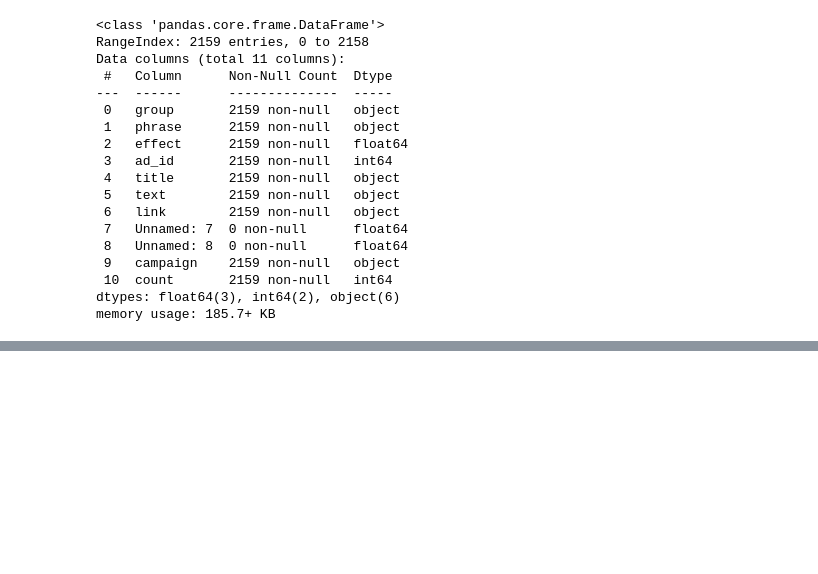
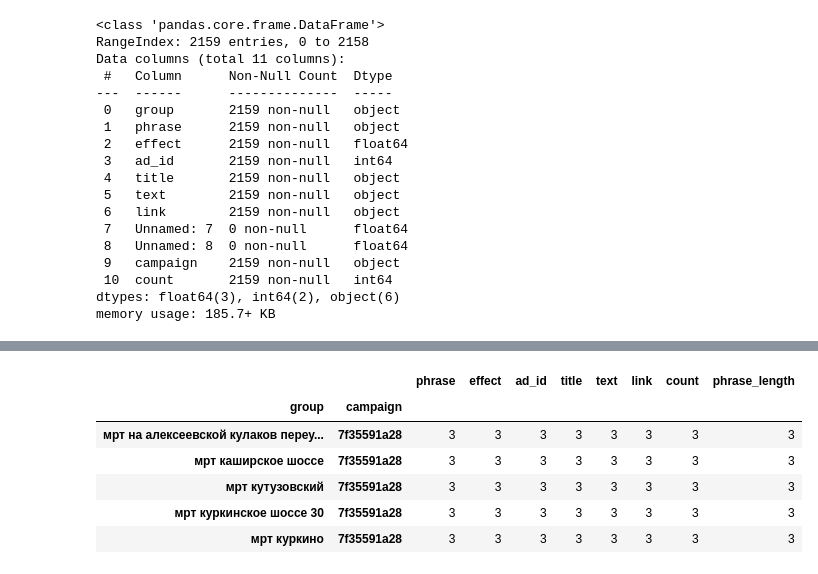
Before and after one commit to kadmiy/datascience_learn, a Jupyter notebook: module_04_datascience_learn.ipynb, the cells around one changed output, grey strips where cells are left out. Saved outputs shown, nothing was run; the diff lists cells and outputs as text; code cells hidden in the pictures; blank space fills up the shorter version.

```diff
--- a/module_04_datascience_learn.ipynb
+++ b/module_04_datascience_learn.ipynb
@@ -273,0 +405,12 @@ memory usage: 185.7+ KB
+# %%
+# Добавим сортировку, чтобы сразу увидеть максимальное число объявлений в одной группе:
+
+ad_stats.groupby(['group', 'campaign']).count().sort_values('phrase', ascending=False).head()
+# %% [output]
+|  |  | phrase | effect | ad_id | title | text | link | count | phrase_length |
+| group | campaign |  |  |  |  |  |  |  |  |
+| мрт на алексеевской кулаков переу... | 7f35591a28 | 3 | 3 | 3 | 3 | 3 | 3 | 3 | 3 |
+| мрт каширское шоссе | 7f35591a28 | 3 | 3 | 3 | 3 | 3 | 3 | 3 | 3 |
+| мрт кутузовский | 7f35591a28 | 3 | 3 | 3 | 3 | 3 | 3 | 3 | 3 |
+| мрт куркинское шоссе 30 | 7f35591a28 | 3 | 3 | 3 | 3 | 3 | 3 | 3 | 3 |
+| мрт куркино | 7f35591a28 | 3 | 3 | 3 | 3 | 3 | 3 | 3 | 3 |
```
Also changed, not shown: parts of 16 cells of this notebook.
